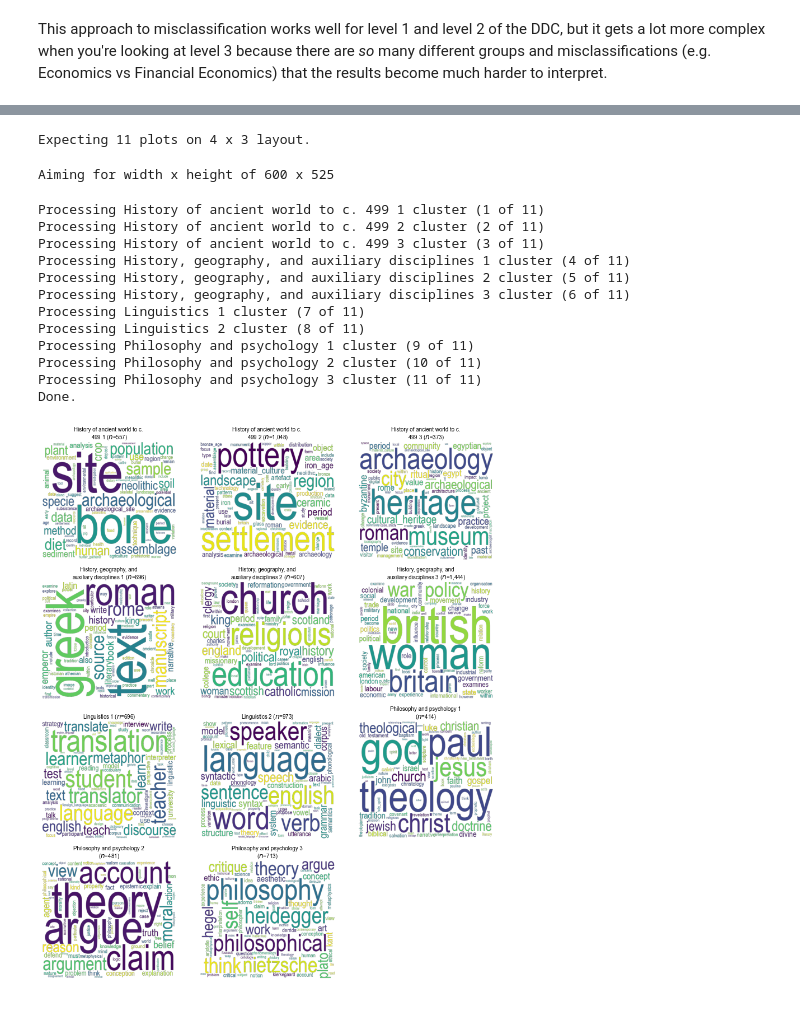
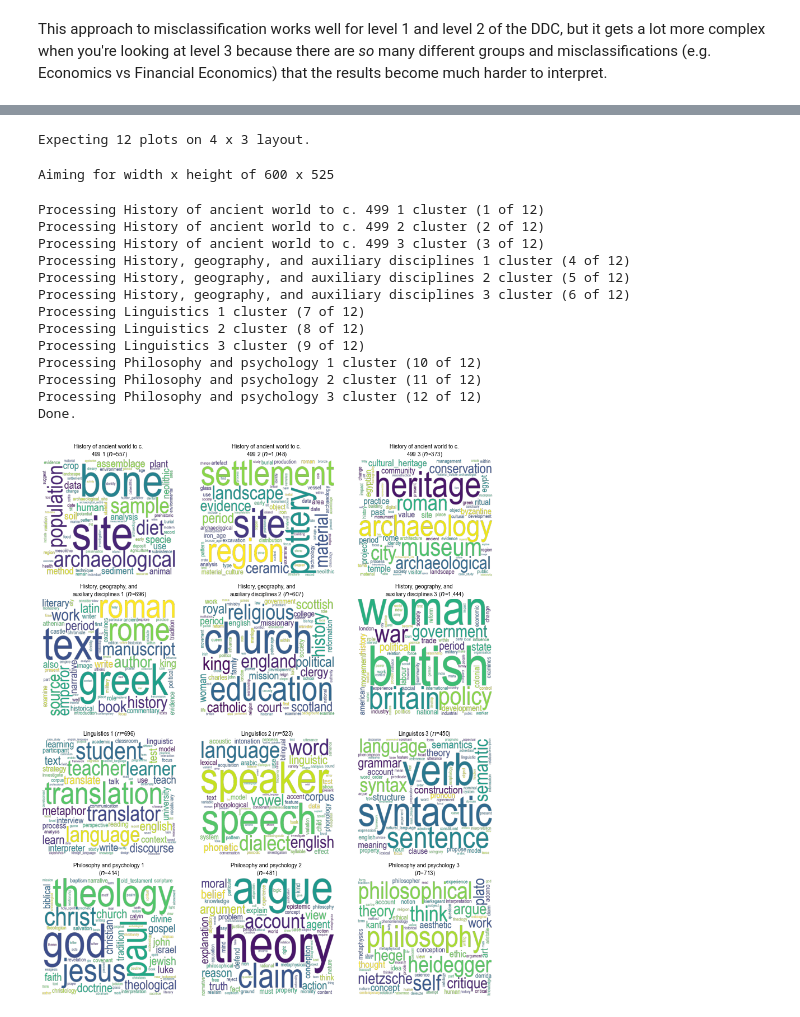
Before and after one commit to jreades/ph-tutorial-code, a Jupyter notebook: Clustering_Word_Embeddings.ipynb, the cells around one changed output, grey strips where cells are left out. Drawn from its saved outputs; the diff is of its cells as text; code cells hidden in the pictures.

```diff
--- a/Clustering_Word_Embeddings.ipynb
+++ b/Clustering_Word_Embeddings.ipynb
@@ -810,11 +715,14 @@ ddc  = 3
+# %%
+num_clusters = 12
+ddc_level = 3
 # %%
 projected = df.join(dfe).sort_values(by=['ddc1','ddc2'])
 
 # Extract clustering based on Z object
-clusterings  = fcluster(Z, ncls, criterion='maxclust')
+clusterings  = fcluster(Z, num_clusters, criterion='maxclust')
 
 # Label clusters and add to df
-clustered_df = label_clusters(projected, clusterings, ddc_level=ddc)
+clustered_df = label_clusters(projected, clusterings, ddc_level=ddc_level)
 # %% [output]
 Cluster 1 dominated by History of ancient world to c. 499 theses.
 Cluster 2 dominated by History of ancient world to c. 499 theses.
@@ -830,10 +766,10 @@ Cluster 11 dominated by Philosophy and psychology theses.
 # %%
-nplots = len(clustered_df[f'Cluster_Name_{ncls}'].unique())
+nplots = len(clustered_df[f'Cluster_Name_{num_clusters}'].unique())
 ncols  = 3
 nrows  = math.ceil(nplots/ncols)
 print(f"Expecting {nplots} plots on {nrows} x {ncols} layout.")
 # %% [output]
-Expecting 11 plots on 4 x 3 layout.
+Expecting 12 plots on 4 x 3 layout.
 # %%
 dpi      = 150
 fsize    = (12,14)
@@ -845,7 +781,7 @@ print(f"Aiming for width x height of {axwidth} x {axheight}")
 Aiming for width x height of 600 x 525
 # %%
 # Create one document per label (i.e. aggregate the individual documents and count)
-docs = pd.DataFrame({'Document': clustered_df.tokens.apply(' '.join), 'Class': clustered_df[f'Cluster_Name_{ncls}']})
+docs = pd.DataFrame({'Document': clustered_df.tokens.apply(' '.join), 'Class': clustered_df[f'Cluster_Name_{num_clusters}']})
 docs_per_class = docs.groupby(['Class'], as_index=False).agg({'Document': ' '.join})
 
 cvec  = CountVectorizer().fit(docs_per_class.Document)
@@ -858,45 +794,46 @@ ctfidf = CTFIDFVectorizer().fit_transform(count, n_samples=len(docs))
 f,axes = plt.subplots(nrows, ncols, figsize=fsize)
 
 # Set up the word cloud
 Cloud = WordCloud(background_color=None, mode='RGBA',
                   max_words=75, relative_scaling=0.5, font_path=fp,
                   height=axheight, width=axwidth)
 
-for i, cl in enumerate(sorted(clustered_df[f'Cluster_Name_{ncls}'].unique())):
+for i, cl in enumerate(sorted(clustered_df[f'Cluster_Name_{num_clusters}'].unique())):
 
     print(f"Processing {cl} cluster ({i+1} of {nplots})")
 
     try:
         ax = axes.flatten()[i]
     except AttributeError:
         ax = axes
 
     tmp = pd.DataFrame({'words':words, 'weights':ctfidf.toarray()[i]}).set_index('words')
 
-    ax.set_title(break_title(f"{cl} ($n$={(clustered_df[f'Cluster_Name_{ncls}']==cl).sum():,})", 30), **tfont)
+    ax.set_title(break_title(f"{cl} ($n$={(clustered_df[f'Cluster_Name_{num_clusters}']==cl).sum():,})", 30), **tfont)
     ax.imshow(Cloud.generate_from_frequencies({x:tmp.loc[x].weights for x in tmp.index.tolist()}))
     ax.axis("off")
     del(tmp)
 
 while i < len(axes.flatten())-1:
     i += 1
     axes.flatten()[i].axis('off')
 
 plt.tight_layout()
 
-#plt.savefig(os.path.join(c.outputs_dir,f'{c.which_embedding}-{c.embedding}-d{c.dimensions}-ddc{ddc}-c{ncls}-class_tfidf.png'), dpi=dpi)
+#plt.savefig(os.path.join(c.outputs_dir,f'{c.which_embedding}-{c.embedding}-d{c.dimensions}-ddc{ddc}-c{num_clusters}-class_tfidf.png'), dpi=dpi)
 print("Done.")
 # %% [output]
-Processing History of ancient world to c. 499 1 cluster (1 of 11)
-Processing History of ancient world to c. 499 2 cluster (2 of 11)
-Processing History of ancient world to c. 499 3 cluster (3 of 11)
-Processing History, geography, and auxiliary disciplines 1 cluster (4 of 11)
-Processing History, geography, and auxiliary disciplines 2 cluster (5 of 11)
-Processing History, geography, and auxiliary disciplines 3 cluster (6 of 11)
-Processing Linguistics 1 cluster (7 of 11)
-Processing Linguistics 2 cluster (8 of 11)
-Processing Philosophy and psychology 1 cluster (9 of 11)
-Processing Philosophy and psychology 2 cluster (10 of 11)
-Processing Philosophy and psychology 3 cluster (11 of 11)
+Processing History of ancient world to c. 499 1 cluster (1 of 12)
+Processing History of ancient world to c. 499 2 cluster (2 of 12)
+Processing History of ancient world to c. 499 3 cluster (3 of 12)
+Processing History, geography, and auxiliary disciplines 1 cluster (4 of 12)
+Processing History, geography, and auxiliary disciplines 2 cluster (5 of 12)
+Processing History, geography, and auxiliary disciplines 3 cluster (6 of 12)
+Processing Linguistics 1 cluster (7 of 12)
+Processing Linguistics 2 cluster (8 of 12)
+Processing Linguistics 3 cluster (9 of 12)
+Processing Philosophy and psychology 1 cluster (10 of 12)
+Processing Philosophy and psychology 2 cluster (11 of 12)
+Processing Philosophy and psychology 3 cluster (12 of 12)
 Done.
-[figure, old version]
+[figure, new version]
```
Also changed, not shown: parts of 30 cells of this notebook.
